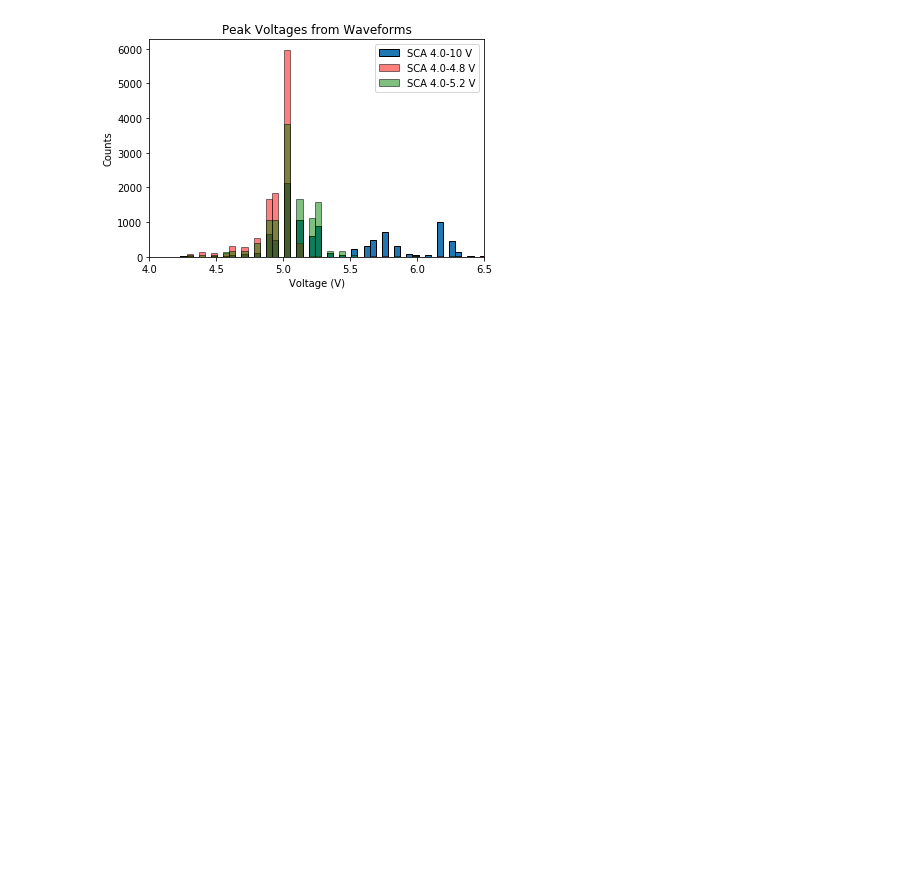
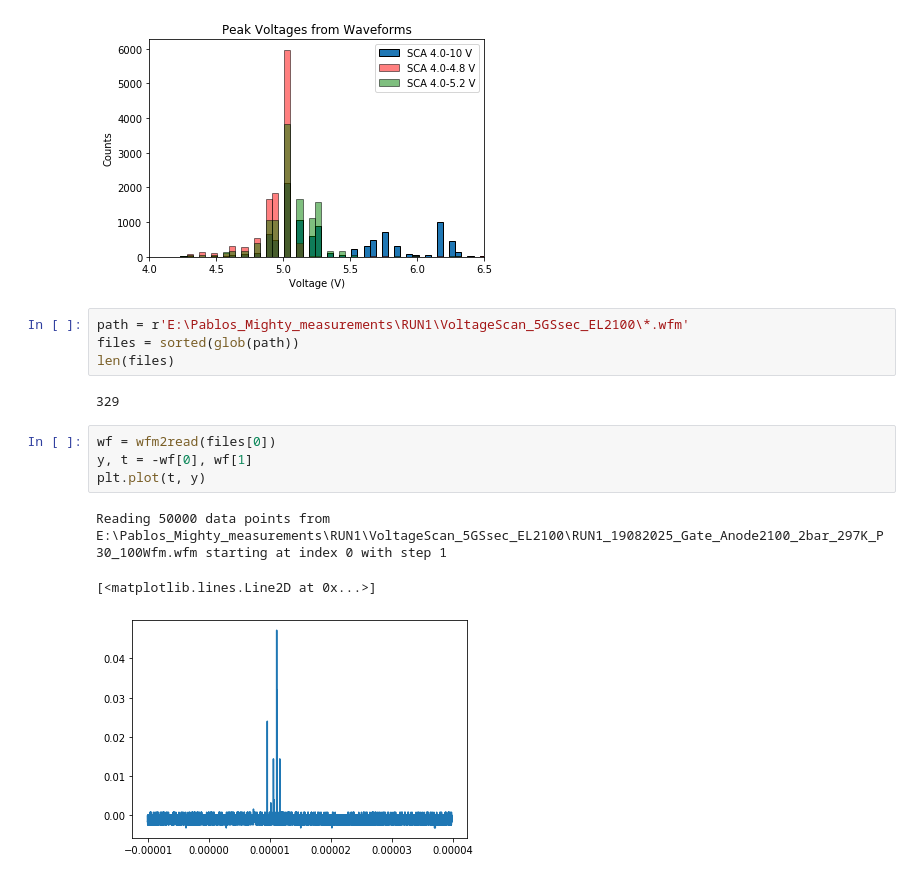
Before and after one commit to proscrite/RaTag, a Jupyter notebook: notebooks/waveform2spectrum_PC.ipynb, the cells around one changed output. Cells and saved outputs as stored; diff of their text form; blank space fills up the shorter version.

```diff
--- a/notebooks/waveform2spectrum_PC.ipynb
+++ b/notebooks/waveform2spectrum_PC.ipynb
@@ -312,3 +312,17 @@ plt.legend()
 # %% [output]
 <matplotlib.legend.Legend at 0x...>
 [figure]
+# %%
+path = r'E:\Pablos_Mighty_measurements\RUN1\VoltageScan_5GSsec_EL2100\*.wfm'
+files = sorted(glob(path))
+len(files)
+# %% [output]
+329
+# %%
+wf = wfm2read(files[0])
+y, t = -wf[0], wf[1]
+plt.plot(t, y)
+# %% [output]
+Reading 50000 data points from E:\Pablos_Mighty_measurements\RUN1\VoltageScan_5GSsec_EL2100\RUN1_19082025_Gate_Anode2100_2bar_297K_P30_100Wfm.wfm starting at index 0 with step 1
+[<matplotlib.lines.Line2D at 0x...>]
+[figure, added]
```
Also changed, not shown: 2 other files.
